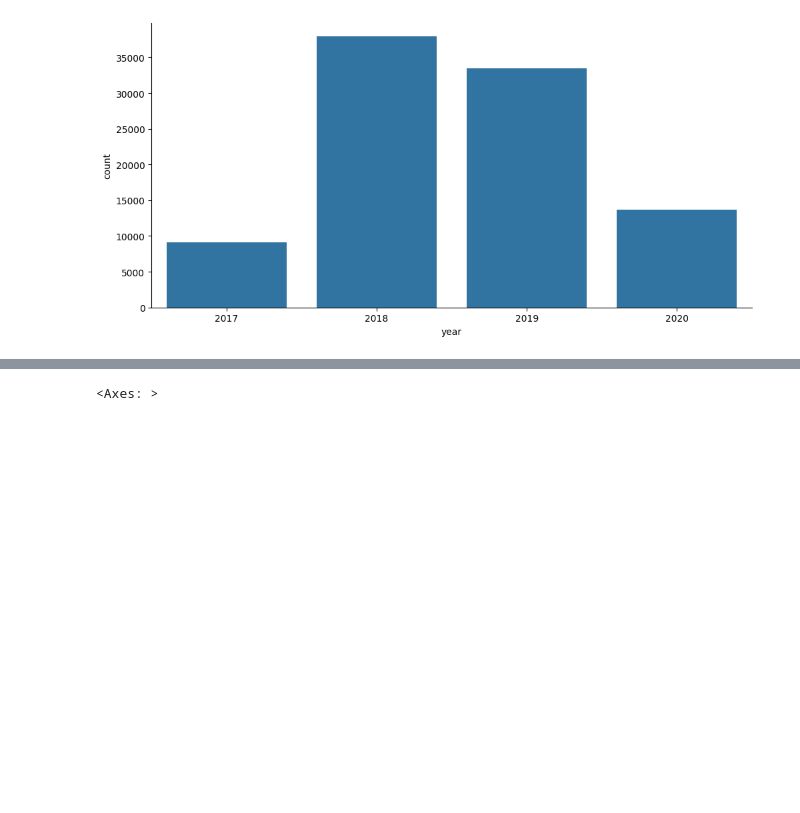
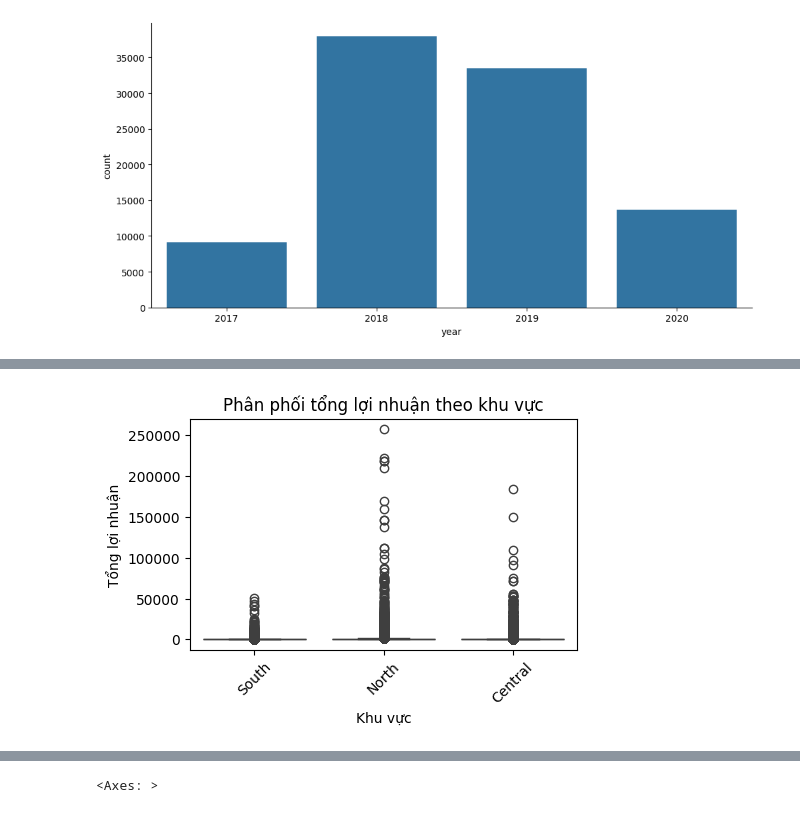
Before and after one commit to ThinhNguyenV/Data_Analyst, a Jupyter notebook: Practice.ipynb, the cells around one changed output, grey strips where cells are left out. Cells and saved outputs as stored; diff of their text form; code cells hidden in the pictures; blank space fills up the shorter version.

```diff
--- a/Practice.ipynb
+++ b/Practice.ipynb
@@ -615,0 +640,10 @@ memory usage: 15.8+ MB
+# %%
+plt.figure(figsize=(5, 3))
+sns.boxplot(x='zone', y='total_profit', data=df)
+plt.title('Phân phối tổng lợi nhuận theo khu vực')
+plt.xlabel('Khu vực')
+plt.ylabel('Tổng lợi nhuận')
+plt.xticks(rotation=45)
+plt.show()
+# %% [output]
+[figure, added]
```
Also changed, not shown: parts of 19 cells of this notebook.
